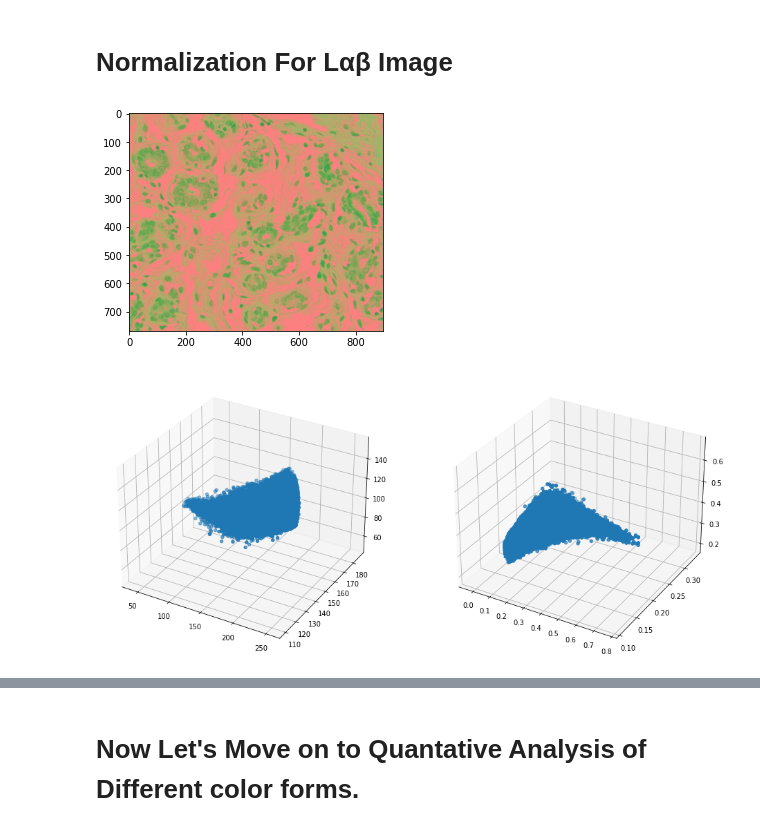
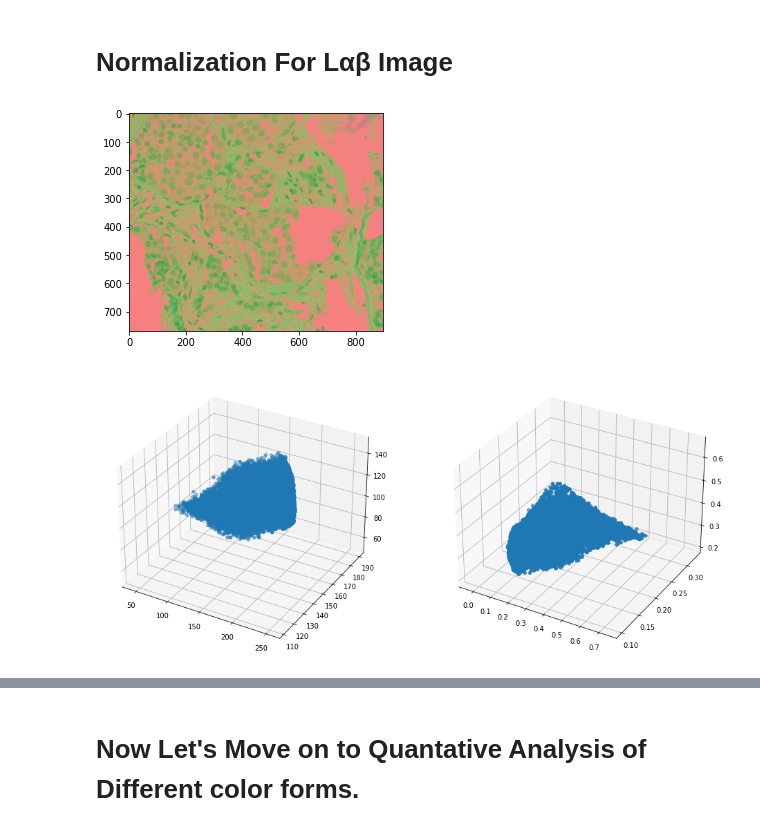
Before and after one commit to dsatyam09/Quantative-Analysis-of-normalized-image-in-Different-Color-Models., a Jupyter notebook: Color Normalization In Histology.ipynb, the cells around one changed output, grey strips where cells are left out. Cells and saved outputs as stored; diff of their text form; code cells hidden in the pictures.

```diff
--- a/Color Normalization In Histology.ipynb
+++ b/Color Normalization In Histology.ipynb
@@ -303,16 +303,16 @@ plt.show()
 # %% [markdown]
 # Normalization For  Lαβ Image
 # %%
-imglab = cv2.imread("ytma10_010704_benign1_ccd.tif")
+imglab = cv2.imread("Breast Cancer Cells/ytma10_010704_malignant2_ccd.tif")
 imglab = cv2.cvtColor(imglab, cv2.COLOR_BGR2RGB)
 imglab = cv2.cvtColor(imglab, cv2.COLOR_RGB2LAB)
 cv2.imshow('H and E stain',imglab)
 cv2.waitKey(0)
 cv2.destroyAllWindows()
 imgplot = plt.imshow(imglab)
 plt.show()
 # %% [output]
-[figure, old version]
+[figure, new version]
 # %%
 Io = 240       # Transmitted light intensity, Normalizing factor for image intensities
 alpha = 1      #As recommend in the paper. tolerance for the pseudo-min and pseudo-max (default: 1)
@@ -349,7 +349,7 @@ ax2 = fig.add_subplot(122, projection='3d')
 ax2.scatter(OD[:,0],OD[:,1],OD[:,2])
 plt.show()
 # %% [output]
-[figure, old version]
+[figure, new version]
 # %%
 # Step 2: Remove data with OD intensity less than β
 # remove transparent pixels (clear region with no tissue)
```
Also changed, not shown: parts of 16 cells of this notebook, 15 other files.
